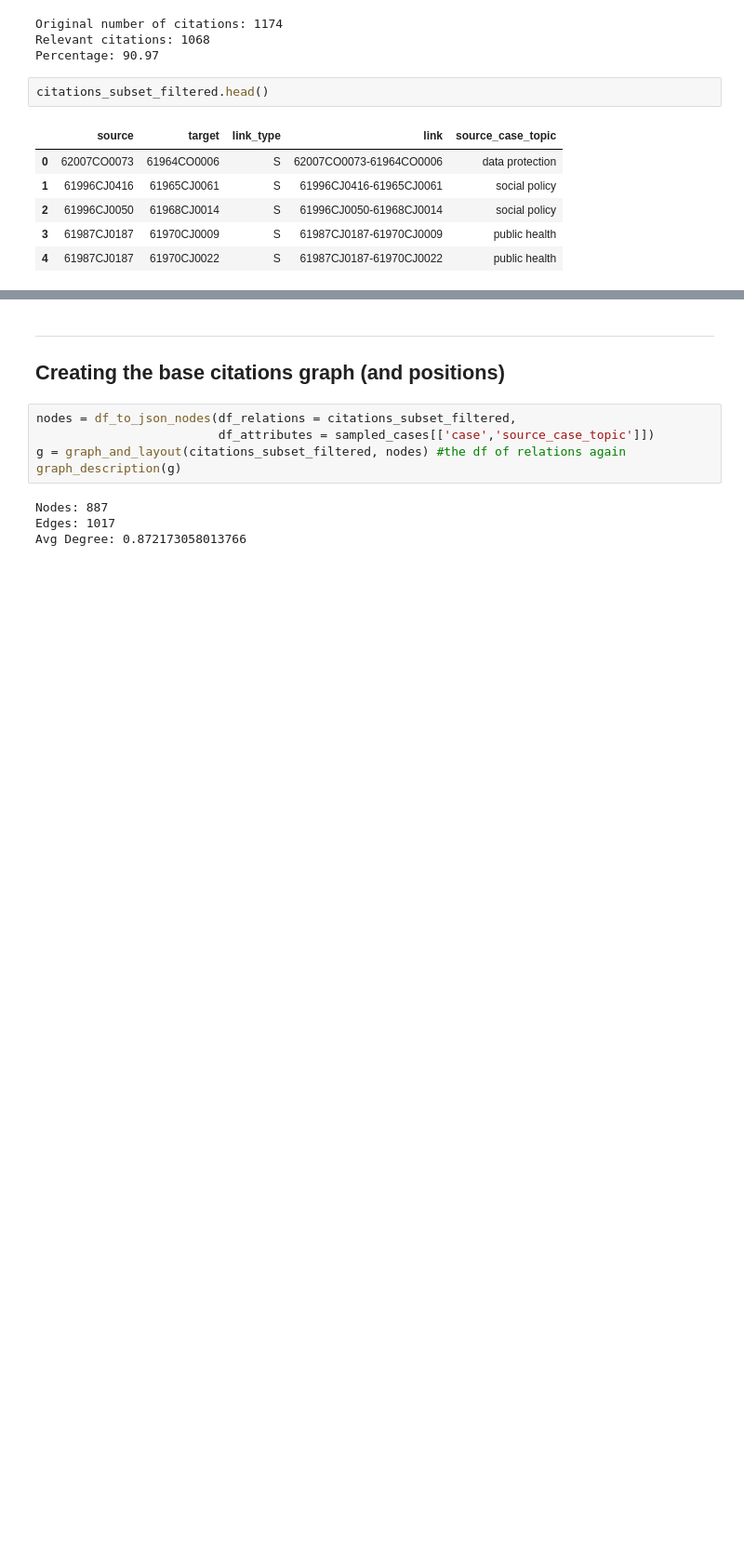
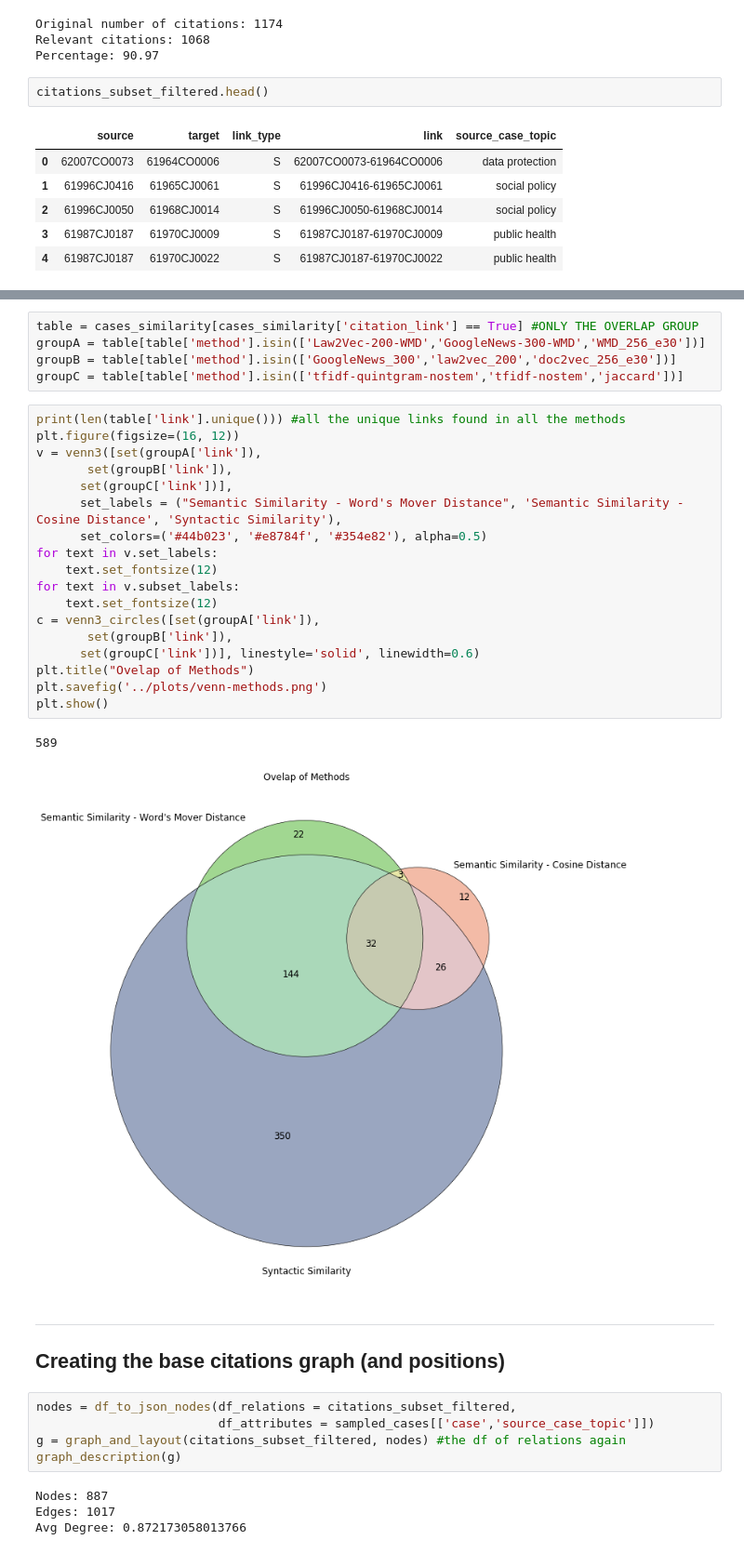
Before and after one commit to Shagunaawasthi/cjeu-court-decision-similarity, a Jupyter notebook: scripts/SetsPlots.ipynb, the cells around one changed output, grey strips where cells are left out. Shown: that part at 93% size. Cells and saved outputs as stored; diff of their text form; blank space fills up the shorter version.

```diff
--- a/scripts/SetsPlots.ipynb
+++ b/scripts/SetsPlots.ipynb
@@ -199,3 +212,29 @@ citations_subset_filtered.head()
+# %%
+table = cases_similarity[cases_similarity['citation_link'] == True] #ONLY THE OVERLAP GROUP
+groupA = table[table['method'].isin(['Law2Vec-200-WMD','GoogleNews-300-WMD','WMD_256_e30'])]
+groupB = table[table['method'].isin(['GoogleNews_300','law2vec_200','doc2vec_256_e30'])]
+groupC = table[table['method'].isin(['tfidf-quintgram-nostem','tfidf-nostem','jaccard'])]
+# %%
+print(len(table['link'].unique())) #all the unique links found in all the methods
+plt.figure(figsize=(16, 12))
+v = venn3([set(groupA['link']),
+       set(groupB['link']),
+      set(groupC['link'])],
+      set_labels = ("Semantic Similarity - Word's Mover Distance", 'Semantic Similarity - Cosine Distance', 'Syntactic Similarity'),
+      set_colors=('#44b023', '#e8784f', '#354e82'), alpha=0.5)
+for text in v.set_labels:
+    text.set_fontsize(12)
+for text in v.subset_labels:
+    text.set_fontsize(12)
+c = venn3_circles([set(groupA['link']),
+       set(groupB['link']),
+      set(groupC['link'])], linestyle='solid', linewidth=0.6)
+plt.title("Ovelap of Methods")
+plt.savefig('../plots/venn-methods.png')
+plt.show()
+# %% [output]
+589
+[figure, added]
 # %% [markdown]
 ---
 ## Creating the base citations graph (and positions)
```
Also changed, not shown: parts of 15 cells of this notebook, 15 other files.
